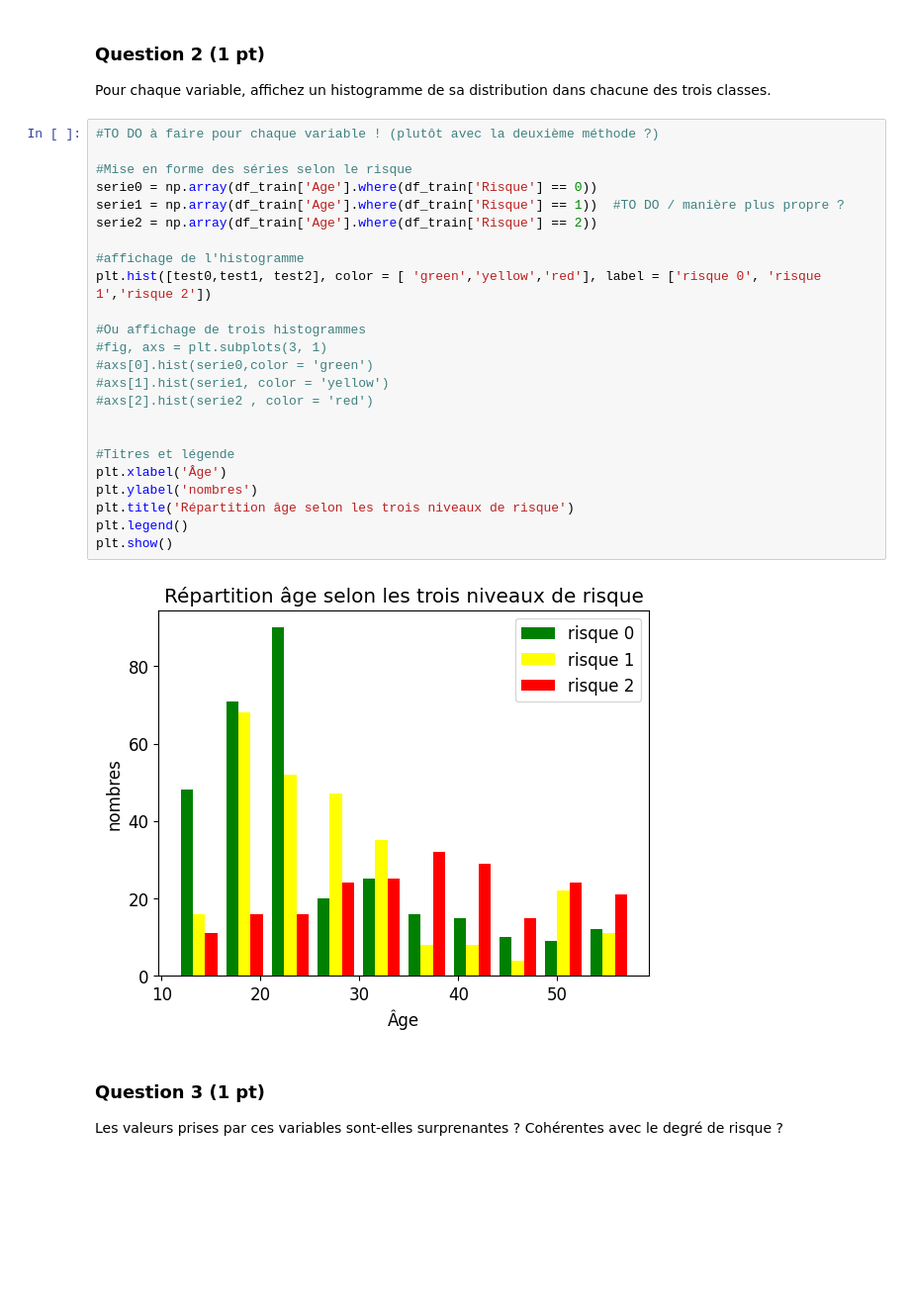
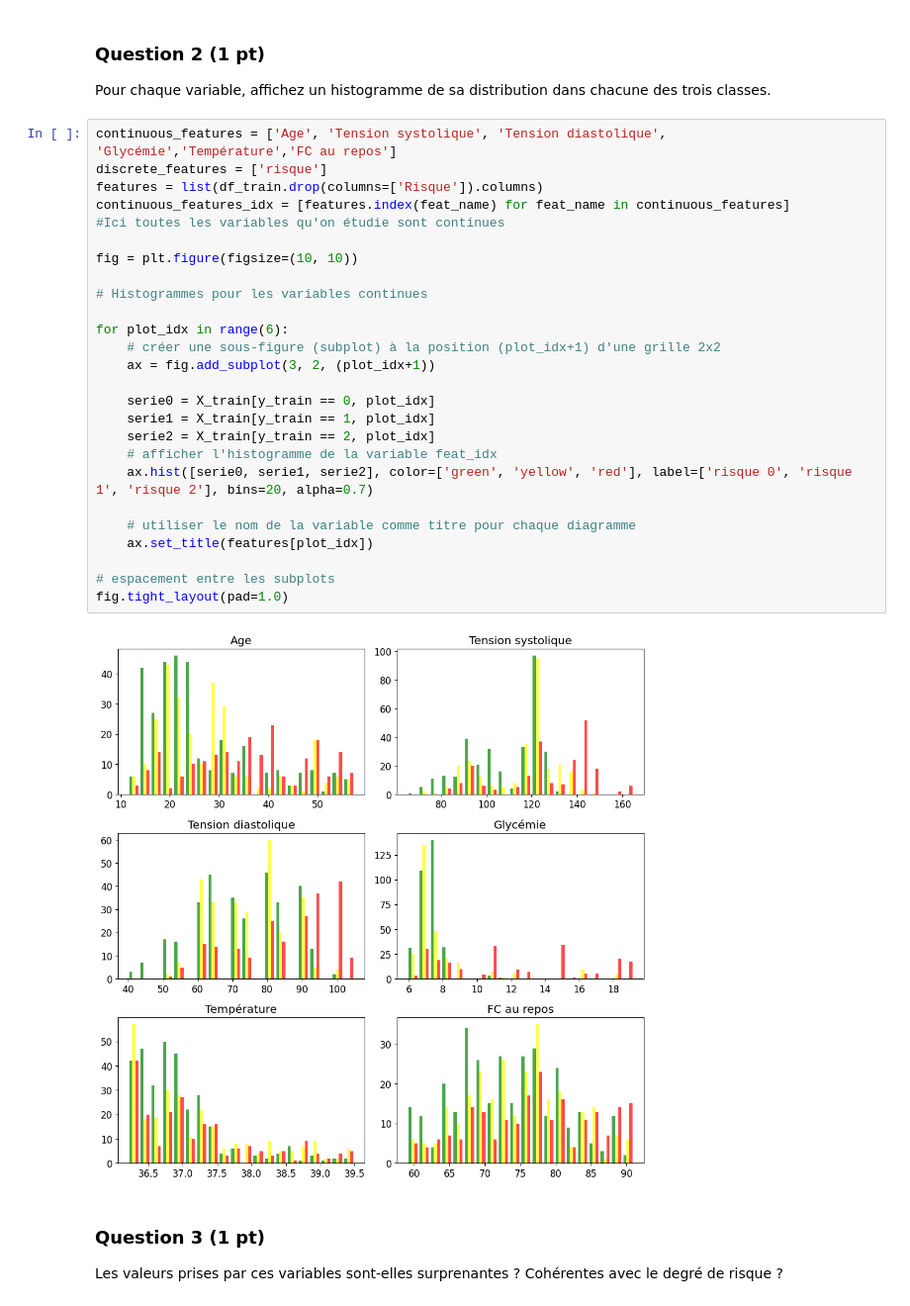
Before and after one commit to antoinebossin/Projet_data, a Jupyter notebook: Projet.ipynb, the cells around one changed output. Shown: that part at 99% size. Drawn from its saved outputs; the diff is of its cells as text; blank space fills up the shorter version.

```diff
--- a/Projet.ipynb
+++ b/Projet.ipynb
@@ -98,32 +91,34 @@ y_train = np.array(df_train['Risque'], dtype='int')
 # %% [markdown]
 ### Question 2 (1 pt)
 Pour chaque variable, affichez un histogramme de sa distribution dans chacune des trois classes.
-# %%
-#TO DO à faire pour chaque variable ! (plutôt avec la deuxième méthode ?)
-
-#Mise en forme des séries selon le risque
-serie0 = np.array(df_train['Age'].where(df_train['Risque'] == 0))
-serie1 = np.array(df_train['Age'].where(df_train['Risque'] == 1))  #TO DO / manière plus propre ?
-serie2 = np.array(df_train['Age'].where(df_train['Risque'] == 2))
-
-#affichage de l'histogramme
-plt.hist([test0,test1, test2], color = [ 'green','yellow','red'], label = ['risque 0', 'risque 1','risque 2'])
-
-#Ou affichage de trois histogrammes
-#fig, axs = plt.subplots(3, 1)
-#axs[0].hist(serie0,color = 'green')
-#axs[1].hist(serie1, color = 'yellow')
-#axs[2].hist(serie2 , color = 'red')
-
-
-#Titres et légende
-plt.xlabel('Âge')
-plt.ylabel('nombres')
-plt.title('Répartition âge selon les trois niveaux de risque')
-plt.legend()
-plt.show()
-# %% [output]
-[figure, removed]
+# %%
+continuous_features = ['Age', 'Tension systolique', 'Tension diastolique', 'Glycémie','Température','FC au repos']
+discrete_features = ['risque']
+features = list(df_train.drop(columns=['Risque']).columns)
+continuous_features_idx = [features.index(feat_name) for feat_name in continuous_features]
+#Ici toutes les variables qu'on étudie sont continues
+
+fig = plt.figure(figsize=(10, 10))
+
+# Histogrammes pour les variables continues
+
+for plot_idx in range(6):
+    # créer une sous-figure (subplot) à la position (plot_idx+1) d'une grille 2x2
+    ax = fig.add_subplot(3, 2, (plot_idx+1))
+
+    serie0 = X_train[y_train == 0, plot_idx]
+    serie1 = X_train[y_train == 1, plot_idx]
+    serie2 = X_train[y_train == 2, plot_idx]
+    # afficher l'histogramme de la variable feat_idx
+    ax.hist([serie0, serie1, serie2], color=['green', 'yellow', 'red'], label=['risque 0', 'risque 1', 'risque 2'], bins=20, alpha=0.7)
+
+    # utiliser le nom de la variable comme titre pour chaque diagramme
+    ax.set_title(features[plot_idx])
+
+# espacement entre les subplots
+fig.tight_layout(pad=1.0)
+# %% [output]
+[figure, added]
 # %% [markdown]
 ### Question 3 (1 pt)
 Les valeurs prises par ces variables sont-elles surprenantes ? Cohérentes avec le degré de risque ?
```
Also changed, not shown: parts of 13 cells of this notebook, 2 other files.
